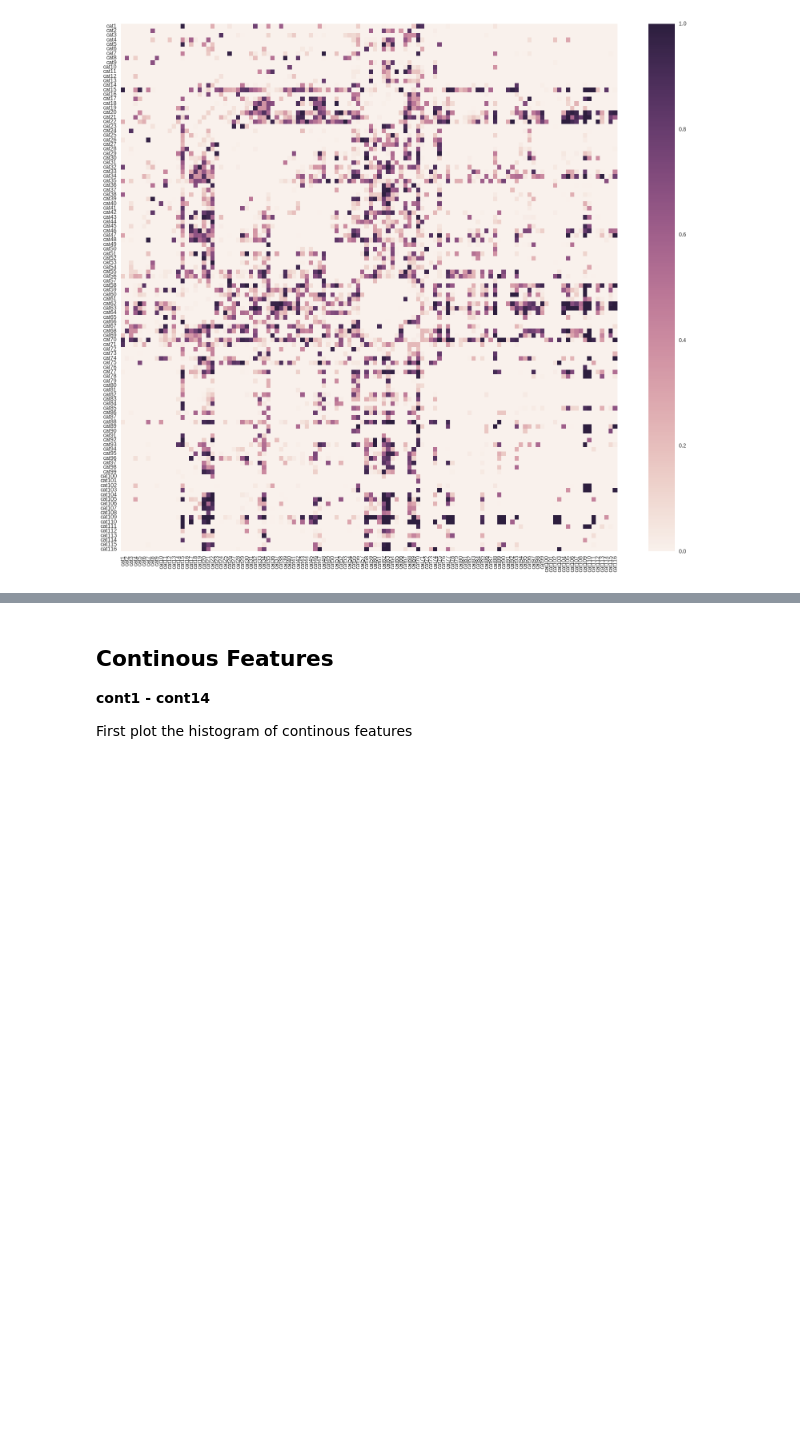
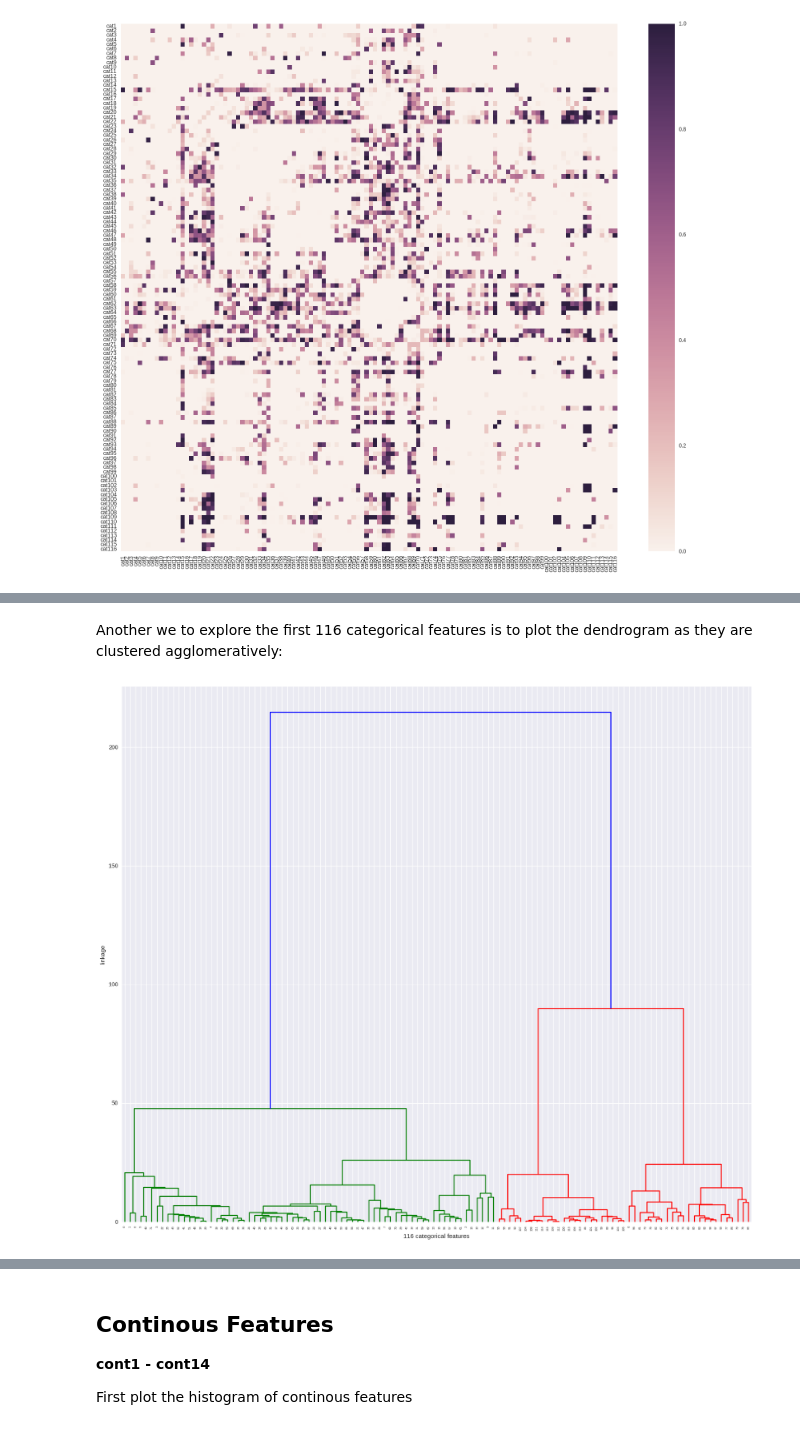
Before and after one commit to chao-ji/allstate_severity, a Jupyter notebook: Exploratory Data Analysis.ipynb, the cells around one changed output, grey strips where cells are left out. Saved outputs shown, nothing was run; the diff lists cells and outputs as text; code cells hidden in the pictures; blank space fills up the shorter version.

```diff
--- a/Exploratory Data Analysis.ipynb
+++ b/Exploratory Data Analysis.ipynb
@@ -164,0 +291,21 @@ There appears to be two horizontal dark **stripes** (row "cat15" - "cat22" and "
+# %% [markdown]
+Another we to explore the first 116 categorical features is to plot the dendrogram as they are clustered agglomeratively:
+# %%
+from scipy.cluster.hierarchy import linkage, dendrogram
+from sklearn.metrics import silhouette_score
+from scipy.spatial.distance import cdist
+
+np.random.seed(42)
+index = np.random.choice(X.shape[1], 10000, replace=False)
+X_proj = X[:, index]
+
+Z = linkage(X_proj, method="ward")
+
+plt.figure()
+ax = plt.gca()
+result = dendrogram(Z)
+plt.ylabel("linkage")
+plt.xlabel("116 categorical features")
+plt.show()
+# %% [output]
+[figure, added]
```
Also changed, not shown: parts of 20 cells of this notebook.
